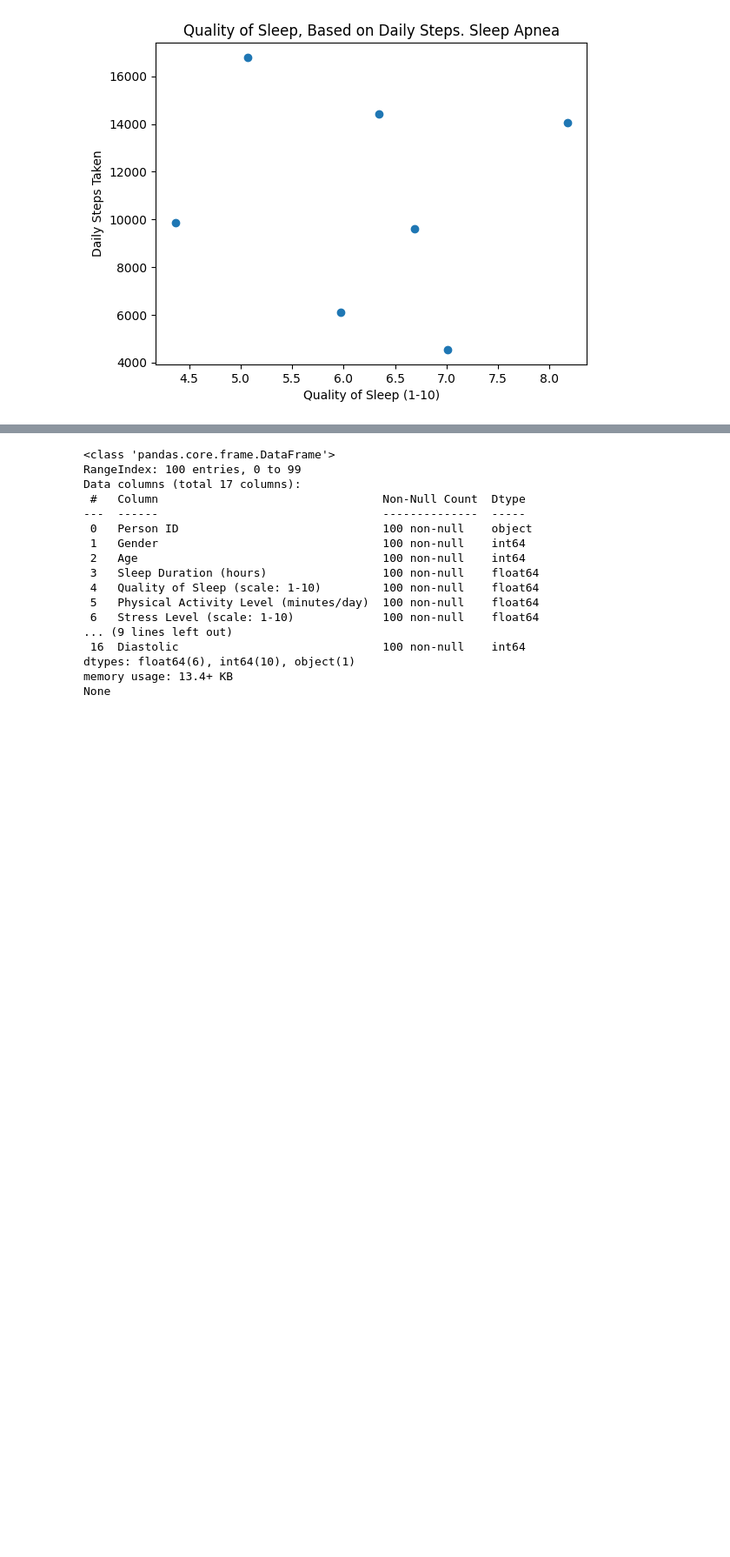
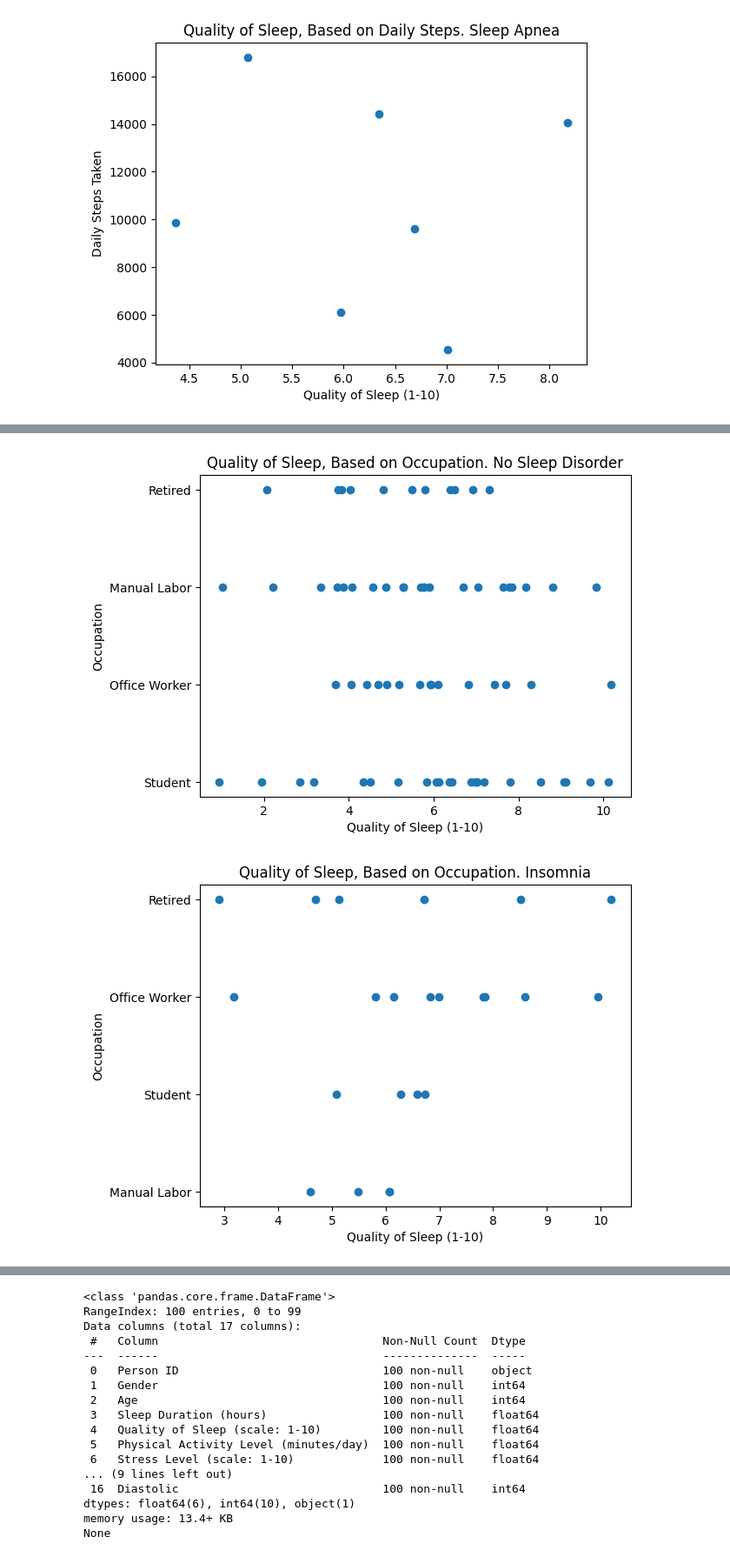
Before and after one commit to MikeyMorg/SemProjectTheSecond, a Jupyter notebook: src/SemProj.ipynb, the cells around one changed output, grey strips where cells are left out. Shown at 87% size. Cells and saved outputs as stored; diff of their text form; code cells hidden in the pictures; blank space fills up the shorter version.

```diff
--- a/src/SemProj.ipynb
+++ b/src/SemProj.ipynb
@@ -402,0 +493,28 @@ plt.show()
+# %%
+plt.figure()
+plt.title("Quality of Sleep, Based on Occupation. No Sleep Disorder")
+plt.scatter(no_dis['Quality of Sleep (scale: 1-10)'], no_dis['Occupation'])
+plt.xlabel("Quality of Sleep (1-10)")
+plt.ylabel("Occupation")
+plt.show()
+
+plt.figure()
+plt.title("Quality of Sleep, Based on Occupation. Insomnia")
+plt.scatter(insomnia['Quality of Sleep (scale: 1-10)'], insomnia['Occupation'])
+plt.xlabel("Quality of Sleep (1-10)")
+plt.ylabel("Occupation")
+plt.show()
+
+plt.figure()
+plt.title("Quality of Sleep, Based on Occupation. Sleep Apnea")
+plt.scatter(apnea['Quality of Sleep (scale: 1-10)'], apnea['Occupation'])
+plt.xlabel("Quality of Sleep (1-10)")
+plt.ylabel("Occupation")
+plt.show()
+
+# In the graph with no sleeping disorder theres not a strong pattern indicating certain job affect sleep quality.
+# In the insomnia graph an interesting observation is sleep quality is similiar between Retired and office worker, and Student and Manual labor.
+# In the sleep apnea graph due to the limited sample its hard to make a clear observations. There is a lot of variability in the sleep quality reported but this might be due to a limited sample size.
+# %% [output]
+[figure, added]
+[figure, added]
```
Also changed, not shown: parts of 5 cells of this notebook.
